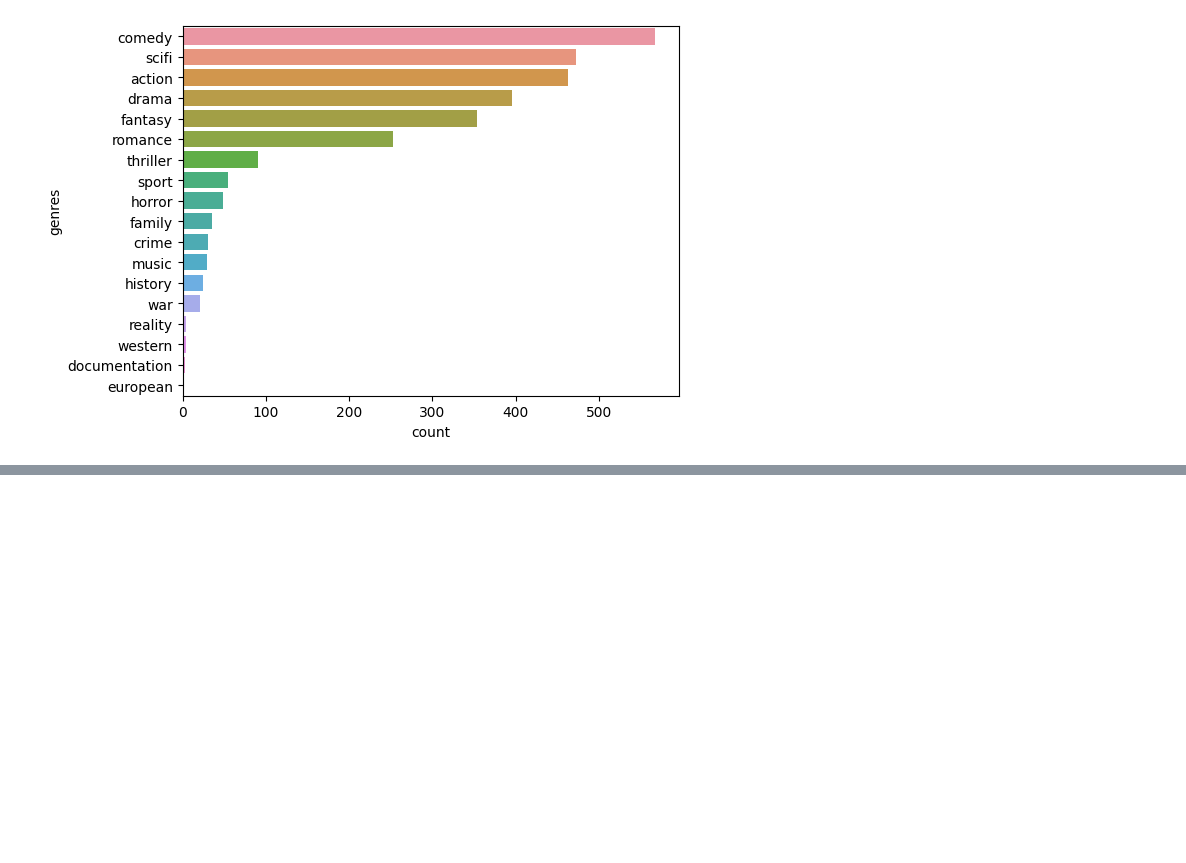
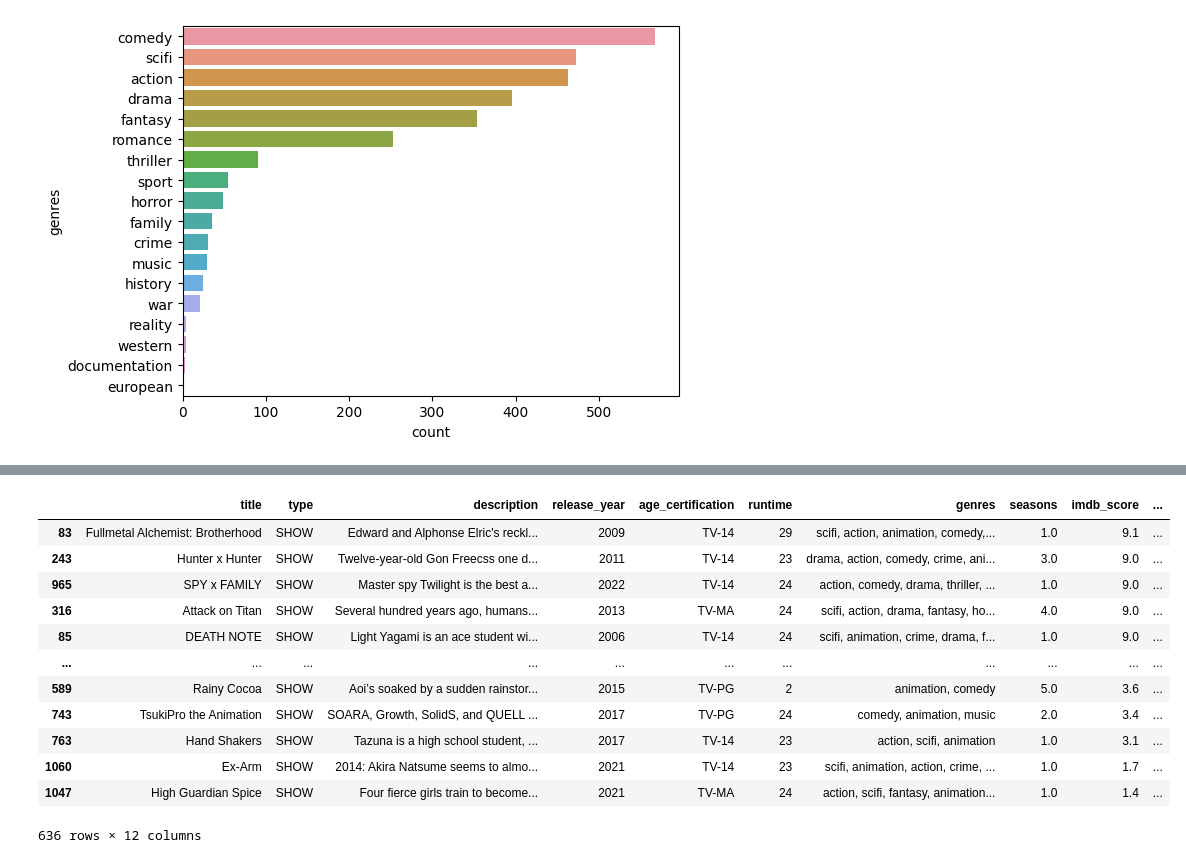
Before and after one commit to Eva02Daruma/presentacion-de-IA, a Jupyter notebook: main.ipynb, the cells around one changed output, grey strips where cells are left out. Saved outputs shown, nothing was run; the diff lists cells and outputs as text; code cells hidden in the pictures; blank space fills up the shorter version.

```diff
--- a/main.ipynb
+++ b/main.ipynb
@@ -116,0 +128,16 @@ ax
+# %%
+titulos.sort_values(by='imdb_score', ascending = False).dropna()
+# %% [output]
+|  | title | type | description | release_year | age_certification | runtime | genres | seasons | imdb_score | ... |
+| 83 | Fullmetal Alchemist: Brotherhood | SHOW | Edward and Alphonse Elric's reckl... | 2009 | TV-14 | 29 | scifi, action, animation, comedy,... | 1.0 | 9.1 | ... |
+| 243 | Hunter x Hunter | SHOW | Twelve-year-old Gon Freecss one d... | 2011 | TV-14 | 23 | drama, action, comedy, crime, ani... | 3.0 | 9.0 | ... |
+| 965 | SPY x FAMILY | SHOW | Master spy Twilight is the best a... | 2022 | TV-14 | 24 | action, comedy, drama, thriller, ... | 1.0 | 9.0 | ... |
+| 316 | Attack on Titan | SHOW | Several hundred years ago, humans... | 2013 | TV-MA | 24 | scifi, action, drama, fantasy, ho... | 4.0 | 9.0 | ... |
+| 85 | DEATH NOTE | SHOW | Light Yagami is an ace student wi... | 2006 | TV-14 | 24 | scifi, animation, crime, drama, f... | 1.0 | 9.0 | ... |
+| ... | ... | ... | ... | ... | ... | ... | ... | ... | ... | ... |
+| 589 | Rainy Cocoa | SHOW | Aoi’s soaked by a sudden rainstor... | 2015 | TV-PG | 2 | animation, comedy | 5.0 | 3.6 | ... |
+| 743 | TsukiPro the Animation | SHOW | SOARA, Growth, SolidS, and QUELL ... | 2017 | TV-PG | 24 | comedy, animation, music | 2.0 | 3.4 | ... |
+| 763 | Hand Shakers | SHOW | Tazuna is a high school student, ... | 2017 | TV-14 | 23 | action, scifi, animation | 1.0 | 3.1 | ... |
+| 1060 | Ex-Arm | SHOW | 2014: Akira Natsume seems to almo... | 2021 | TV-14 | 23 | scifi, animation, action, crime, ... | 1.0 | 1.7 | ... |
+| 1047 | High Guardian Spice | SHOW | Four fierce girls train to become... | 2021 | TV-MA | 24 | action, scifi, fantasy, animation... | 1.0 | 1.4 | ... |
+636 rows × 12 columns
```
Also changed, not shown: parts of 10 cells of this notebook.
